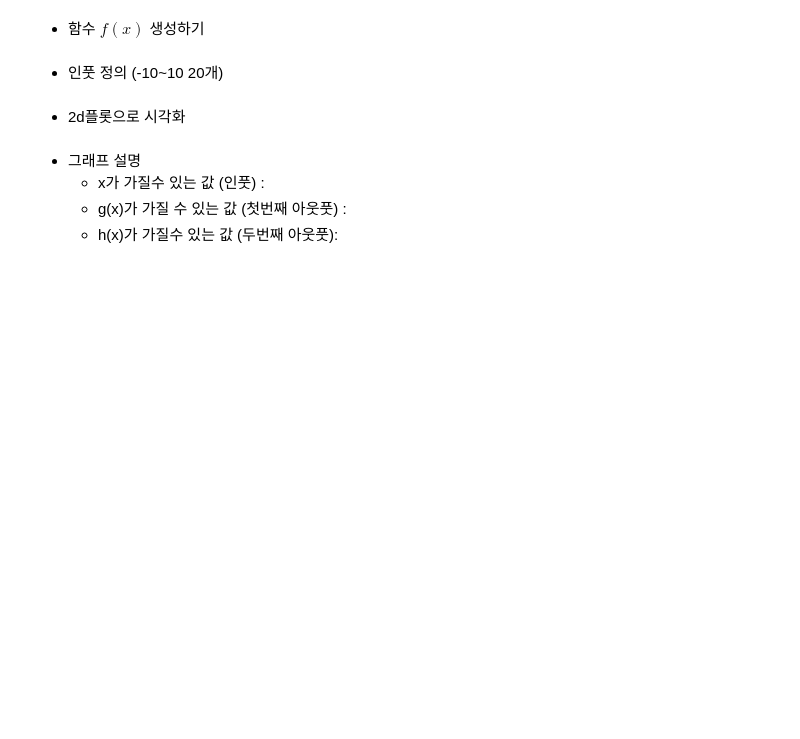
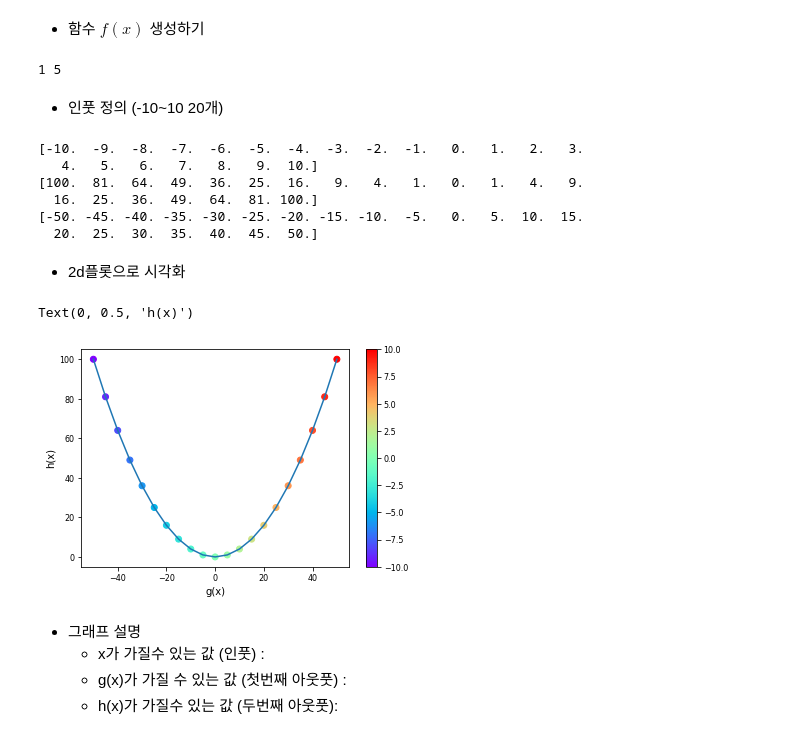
Before and after one commit to Felife11/SkillTreePython-DataAnalysis, a Jupyter notebook: 05.머신러닝기반데이터분석/ch05_02_기초수학_다변수함수와벡터함수.ipynb, the cells around one changed output. Cells and saved outputs as stored; diff of their text form; code cells hidden in the pictures; blank space fills up the shorter version.

```diff
--- a/05.머신러닝기반데이터분석/ch05_02_기초수학_다변수함수와벡터함수.ipynb
+++ b/05.머신러닝기반데이터분석/ch05_02_기초수학_다변수함수와벡터함수.ipynb
@@ -342,10 +342,44 @@ x^2\\
 \end{align}
 # %% [markdown]
 * 함수 $f(x)$ 생성하기
+# %%
+def f6(x):
+  h = x**2
+  g = 5*x
+  return np.array([h, g])
+
+h, g = f6(1)
+print(h, g)
+# %% [output]
+1 5
 # %% [markdown]
 * 인풋 정의 (-10~10 20개)
+# %%
+xs =np.linspace(-10, 10, 21)
+hs, gs = f6(xs)
+print(xs)
+print(hs)
+print(gs)
+# %% [output]
+[-10.  -9.  -8.  -7.  -6.  -5.  -4.  -3.  -2.  -1.   0.   1.   2.   3.
+   4.   5.   6.   7.   8.   9.  10.]
+[100.  81.  64.  49.  36.  25.  16.   9.   4.   1.   0.   1.   4.   9.
+  16.  25.  36.  49.  64.  81. 100.]
+[-50. -45. -40. -35. -30. -25. -20. -15. -10.  -5.   0.   5.  10.  15.
+  20.  25.  30.  35.  40.  45.  50.]
 # %% [markdown]
 * 2d플롯으로 시각화
+# %%
+# 인풋은 색깔로 표현
+# 아웃풋 2개를 2차원에 그리기
+plt.plot(gs, hs) # x축값, y축값 선그리기
+scat = plt.scatter(gs, hs, c =xs, cmap = 'rainbow') # 점그리기
+plt.colorbar(scat)
+plt.xlabel('g(x)')
+plt.ylabel('h(x)')
+# %% [output]
+Text(0, 0.5, 'h(x)')
+[figure, added]
 # %% [markdown]
 * 그래프 설명
   * x가 가질수 있는 값 (인풋) :
```
Also changed, not shown: parts of 6 cells of this notebook.
